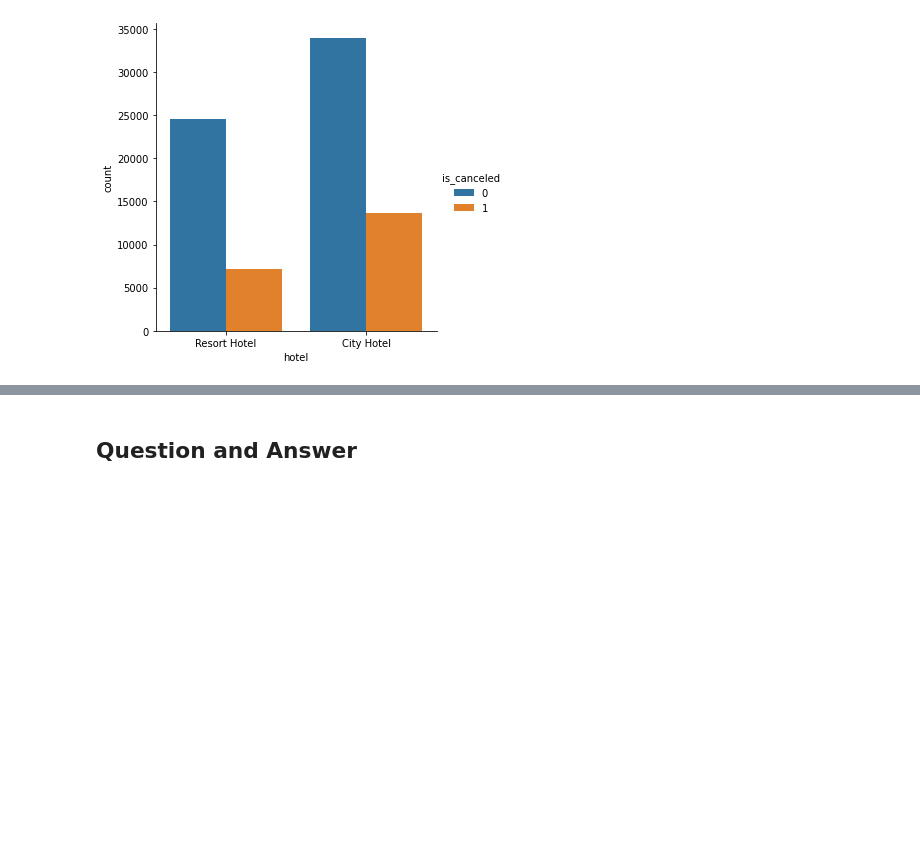
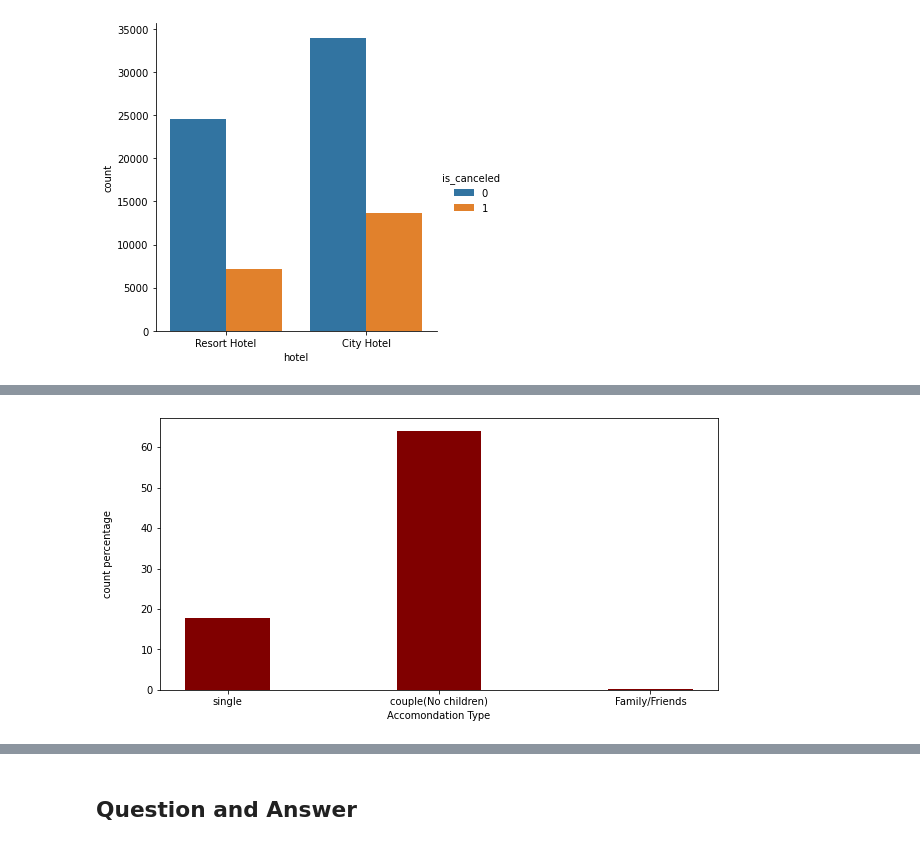
Before and after one commit to Pawan-kumar-Singh/Hotel_Booking-_Analysis, a Jupyter notebook: Hotel_Booking_Analysis_Capstone_Project.ipynb, the cells around one changed output, grey strips where cells are left out. Saved outputs shown, nothing was run; the diff lists cells and outputs as text; code cells hidden in the pictures; blank space fills up the shorter version.

```diff
--- a/Hotel_Booking_Analysis_Capstone_Project.ipynb
+++ b/Hotel_Booking_Analysis_Capstone_Project.ipynb
@@ -1119,0 +1175,17 @@ sns.catplot(x='hotel', kind='count', hue='is_canceled', data=df)
+# %%
+single=df[(df.adults==1) & (df.children==0) & (df.babies ==0)]
+couple=df[(df.adults==2) & (df.children==0) & (df.babies ==0)]
+family=df[(df.adults > 0) & (df.children > 0) & (df.babies > 0)]
+
+names = ['single','couple(No children)', 'Family/Friends']
+count = [single.shape[0],couple.shape[0],family.shape[0]]
+count_percentage = [x/df.shape[0]*100 for x in count]
+# %%
+fig = plt.figure(figsize=(10,5))
+#creating the bar plot
+plt.bar(names,count_percentage,color='maroon',width=0.4)
+plt.xlabel("Accomondation Type")
+plt.ylabel("count percentage\n\n")
+plt.show()
+# %% [output]
+[figure, added]
```
Also changed, not shown: parts of 19 cells of this notebook.
